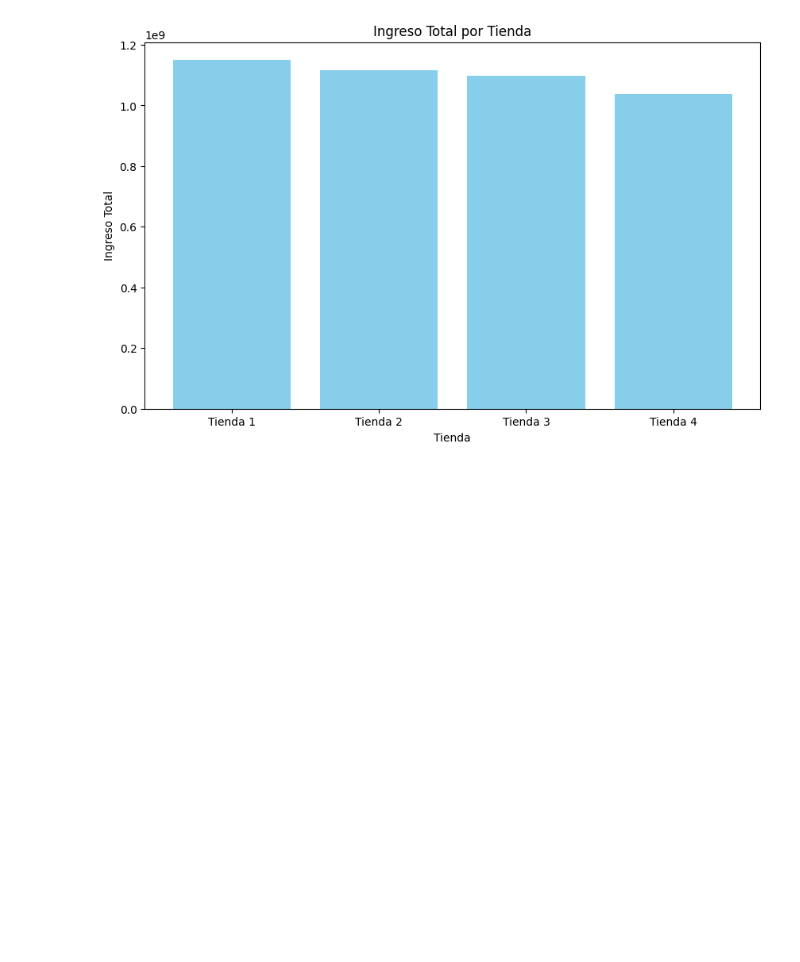
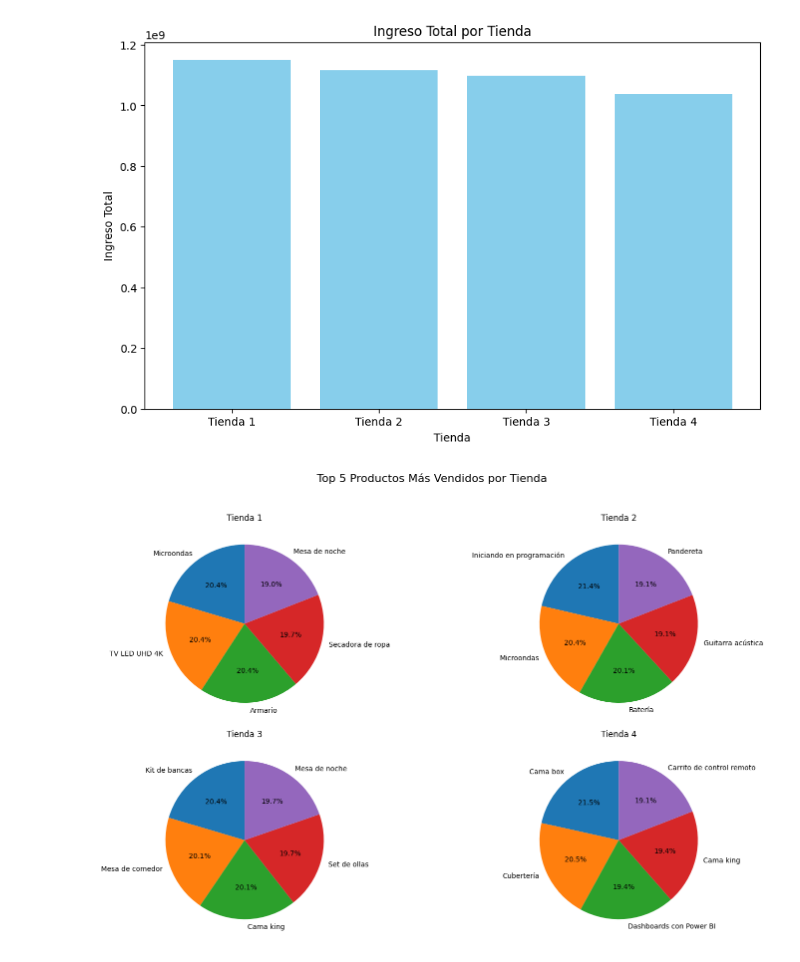
Before and after one commit to RERRl11/AluraStore-AluraG8, a Jupyter notebook: AluraStoreLatam.ipynb, the cells around one changed output. Saved outputs shown, nothing was run; the diff lists cells and outputs as text; code cells hidden in the pictures; blank space fills up the shorter version.

```diff
--- a/AluraStoreLatam.ipynb
+++ b/AluraStoreLatam.ipynb
@@ -254,3 +254,23 @@ plt.title('Ingreso Total por Tienda')
 plt.show()
 # %% [output]
 [figure]
+# %%
+fig, axes = plt.subplots(nrows=2, ncols=2, figsize=(15, 10))
+fig.suptitle('Top 5 Productos Más Vendidos por Tienda', fontsize=16)
+
+axes[0, 0].pie(productos_mas_vendidos_tienda1.values, labels=productos_mas_vendidos_tienda1.index, autopct='%1.1f%%', startangle=90)
+axes[0, 0].set_title('Tienda 1')
+
+axes[0, 1].pie(productos_mas_vendidos_tienda2.values, labels=productos_mas_vendidos_tienda2.index, autopct='%1.1f%%', startangle=90)
+axes[0, 1].set_title('Tienda 2')
+
+axes[1, 0].pie(productos_mas_vendidos_tienda3.values, labels=productos_mas_vendidos_tienda3.index, autopct='%1.1f%%', startangle=90)
+axes[1, 0].set_title('Tienda 3')
+
+axes[1, 1].pie(productos_mas_vendidos_tienda4.values, labels=productos_mas_vendidos_tienda4.index, autopct='%1.1f%%', startangle=90)
+axes[1, 1].set_title('Tienda 4')
+
+plt.tight_layout(rect=[0, 0.03, 1, 0.95])
+plt.show()
+# %% [output]
+[figure, added]
```
Also changed, not shown: parts of 4 cells of this notebook.
